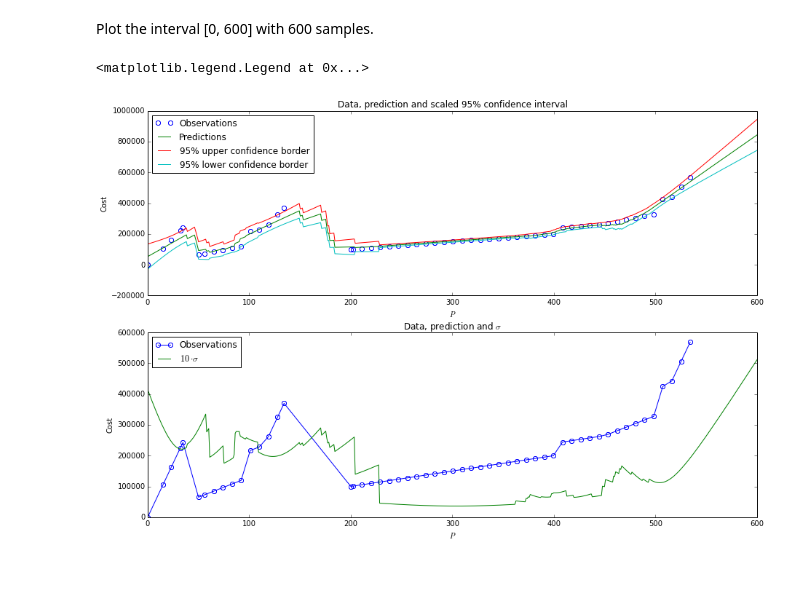
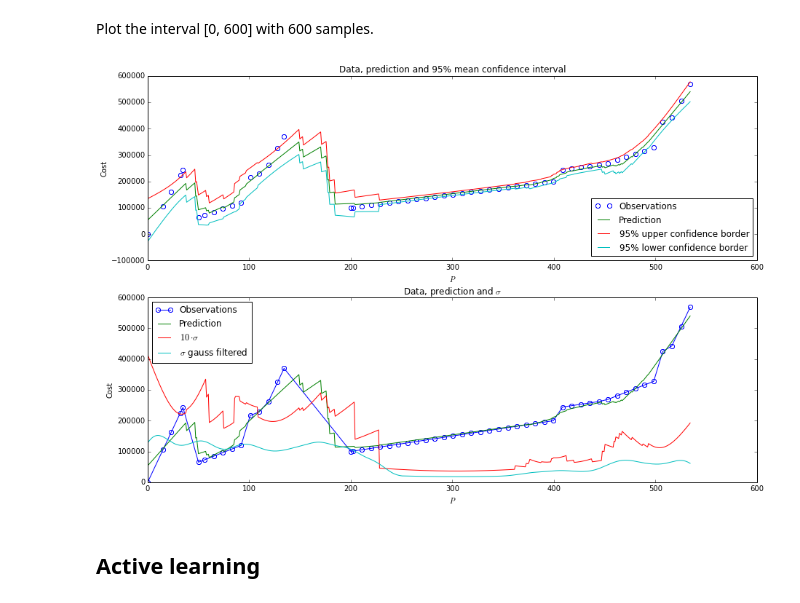
Before and after one commit to Alexander-Schiendorfer/learning-for-sampling, a Jupyter notebook: ipython-notebooks/regression_fertilized_forests.ipynb, the cells around one changed output. Drawn from its saved outputs; the diff is of its cells as text; code cells hidden in the pictures; blank space fills up the shorter version.

```diff
--- a/ipython-notebooks/regression_fertilized_forests.ipynb
+++ b/ipython-notebooks/regression_fertilized_forests.ipynb
@@ -47,9 +48,3 @@ forest = soil.StandardRegressionForest(1, # Number of features
 forest.fit(X, Y)
 # %% [markdown]
 Plot the interval [0, 600] with 600 samples.
-# %%
-# Define the x values for prediction input.
-X_test = np.linspace(0, 600, num=600)
-X_test = np.atleast_2d(X_test).T
-# Predict the y values based on X_test
-prediction = forest.predict(X_test)
@@ -63,22 +51,50 @@ for x_ind, x in enumerate(X_test):
 # %%
+def create_plot(forest, title_add='', marked_points=None, plot_grid=(2,1)):
+    assert plot_grid[0] * plot_grid[1] >= 2
+    # Define the x values for prediction input.
+    X_test = np.linspace(0, np.max(X), num=600)
+    X_test = np.atleast_2d(X_test).T
+    # Predict the y values based on X_test
+    prediction = forest.predict(X_test)
+    y_upper_conf = []
+    y_lower_conf = []
+    for x_ind, x in enumerate(X_test):
+        interval = scipy.stats.norm.interval(0.95, loc=prediction[x_ind, 0], scale=np.sqrt(prediction[x_ind, 1]))
+        y_lower_conf.append(interval[0])
+        y_upper_conf.append(interval[1])
+    # Create the plot.
+    # Data, prediction and mean confidence intervals
+    plt.subplot(plot_grid[0], plot_grid[1], 1)
+    plt.title('Data, prediction and 95% mean confidence interval' + title_add)
+    plt.plot(X, Y, label='Observations', linestyle='None', **markerparams)
+    plt.plot(X_test, prediction[:, 0], label='Prediction')
+    plt.plot(X_test, y_upper_conf, label='95% upper confidence border')
+    plt.plot(X_test, y_lower_conf, label='95% lower confidence border')
+    if not marked_points is None:
+        plt.plot(X[marked_points], Y[marked_points], label='Used points',
+                 marker='x', markeredgecolor='red', markeredgewidth=1,
+                 linestyle='None')
+    plt.xlabel('$P$')
+    plt.ylabel('Cost')
+    plt.legend(loc='lower right')
+    # Data, prediction and sigma.
+    plt.subplot(plot_grid[0], plot_grid[1], 2)
+    plt.title(r'Data, prediction and $\sigma$' + title_add)
+    plt.plot(X, Y, label='Observations', **markerparams)
+    plt.plot(X_test, prediction[:, 0], label='Prediction')
+    if not marked_points is None:
+        plt.plot(X[marked_points], Y[marked_points], label='Used points',
+                 marker='x', markeredgecolor='red', markeredgewidth=1,
+                 linestyle='None')
+    plt.plot(X_test, 10.*np.sqrt(prediction[:, 1]), label=r'$10\cdot\sigma$')
+    conv_var = np.convolve(prediction[:, 1], signal.gaussian(50, 10.), mode='same')
+    plt.plot(X_test, np.sqrt(conv_var), label=r'$\sigma$ gauss filtered')
+    plt.xlabel('$P$')
+    plt.ylabel('Cost')
+    plt.legend(loc='upper left')
 plt.figure(figsize=(15, 10))
-plt.subplot(2, 1, 1)
-plt.title('Data, prediction and scaled 95% confidence interval')
-plt.plot(X, Y, label='Observations', linestyle='None', **markerparams)
-plt.plot(X_test, prediction[:, 0], label='Predictions')
-plt.plot(X_test, y_upper_conf, label='95% upper confidence border')
-plt.plot(X_test, y_lower_conf, label='95% lower confidence border')
-plt.xlabel('$P$')
-plt.ylabel('Cost')
-plt.legend(loc='upper left')
-
-plt.subplot(2, 1, 2)
-plt.title(r'Data, prediction and $\sigma$')
-plt.plot(X, Y, label='Observations', **markerparams)
-plt.plot(X_test, 10.*np.sqrt(prediction[:, 1]), label=r'$10\cdot\sigma$')
-plt.xlabel('$P$')
-plt.ylabel('Cost')
-plt.legend(loc='upper left')
+create_plot(forest)
 # %% [output]
-<matplotlib.legend.Legend at 0x...>
-[figure, old version]
+[figure, new version]
+# %% [markdown]
+## Active learning
```
Also changed, not shown: parts of 9 cells of this notebook.
